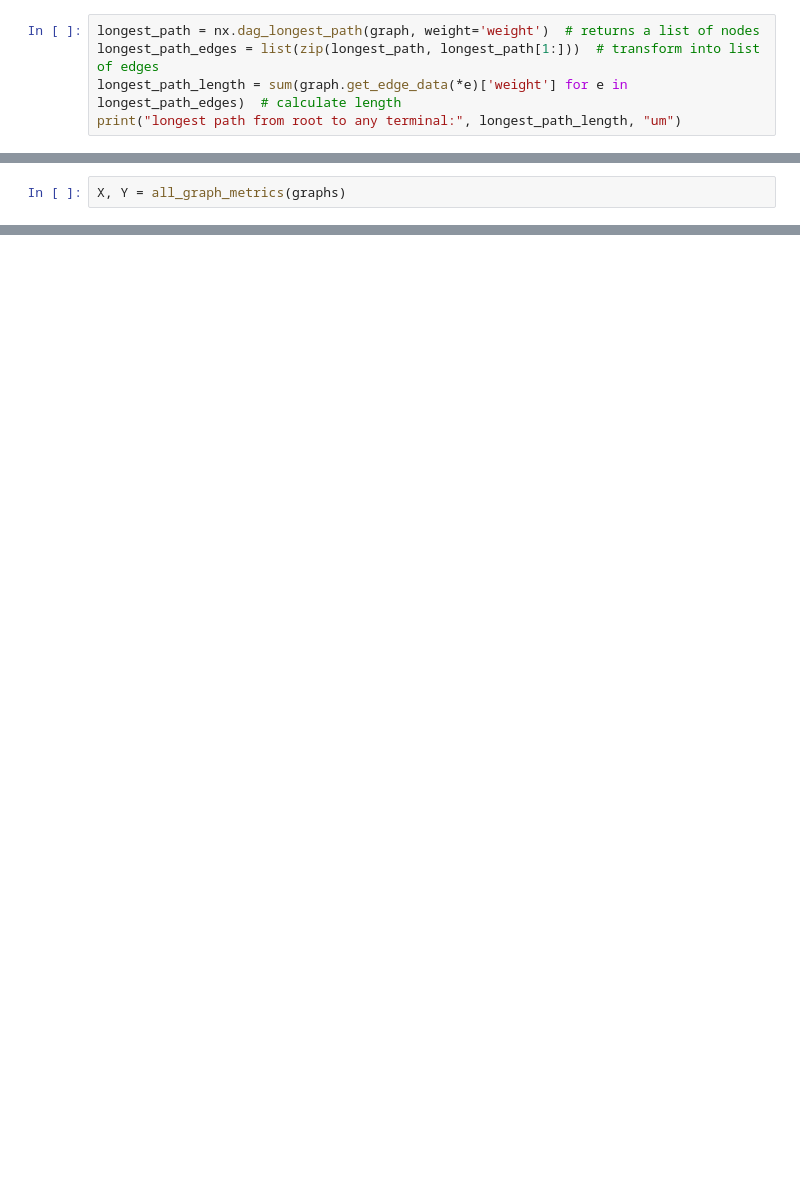
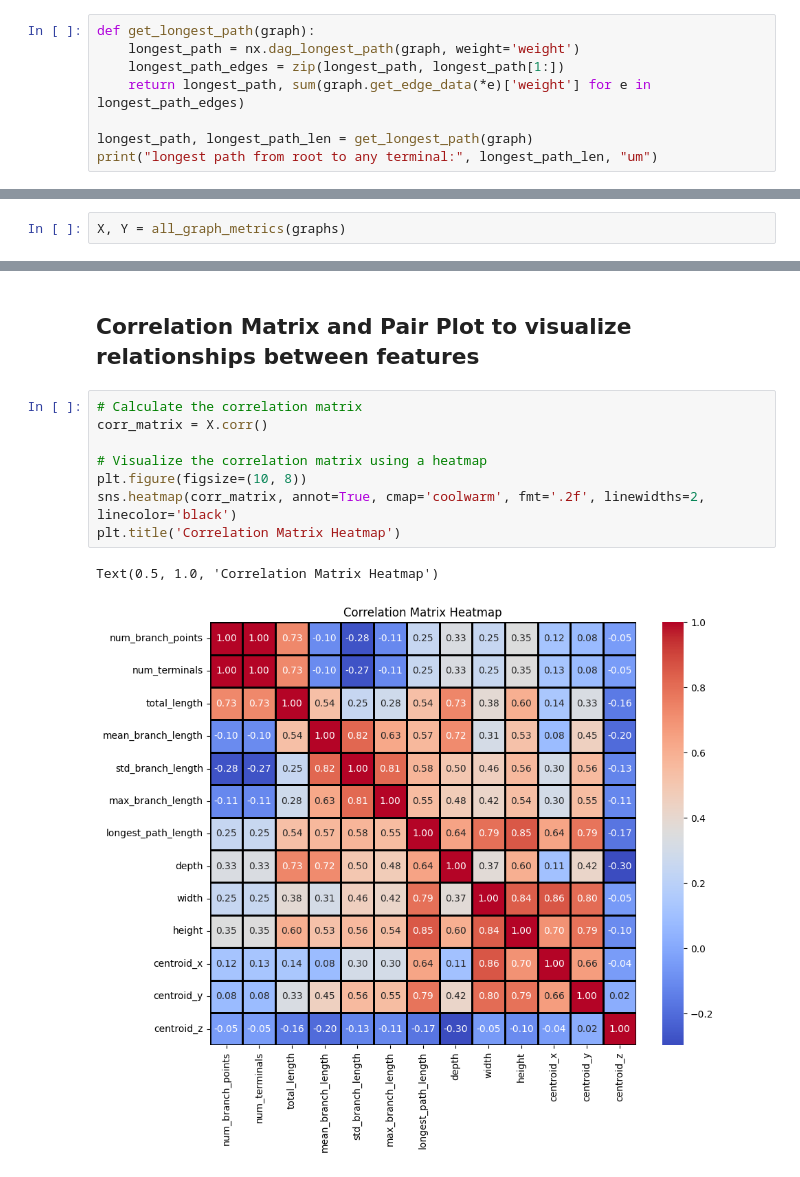
Before and after one commit to AllenNeuralDynamics/CNC-Exaspim-Workshop, a Jupyter notebook: code/networkx.ipynb, the cells around one changed output, grey strips where cells are left out. Drawn from its saved outputs; the diff is of its cells as text; blank space fills up the shorter version.

```diff
--- a/code/networkx.ipynb
+++ b/code/networkx.ipynb
@@ -478,10 +491,13 @@ Let's find the [longest-shortest path](https://en.wikipedia.org/wiki/Longest_pat
 NetworkX has a large suite of functions for computing shortest paths between vertices.
 Since our graph is a DAG (directed acyclic graph, of which a tree is a special case), we can use `nx.dag_longest_path`, which runs in linear time.
 # %%
-longest_path = nx.dag_longest_path(graph, weight='weight')  # returns a list of nodes
-longest_path_edges = list(zip(longest_path, longest_path[1:]))  # transform into list of edges
-longest_path_length = sum(graph.get_edge_data(*e)['weight'] for e in longest_path_edges)  # calculate length
-print("longest path from root to any terminal:", longest_path_length, "um")
+def get_longest_path(graph):
+    longest_path = nx.dag_longest_path(graph, weight='weight')
+    longest_path_edges = zip(longest_path, longest_path[1:])
+    return longest_path, sum(graph.get_edge_data(*e)['weight'] for e in longest_path_edges)
+
+longest_path, longest_path_len = get_longest_path(graph)
+print("longest path from root to any terminal:", longest_path_len, "um")
 # %% [output]
 longest path from root to any terminal: 9771.961532068239 um
 # %%
@@ -744,0 +851,13 @@ print(Y)
+# %% [markdown]
+## Correlation Matrix and Pair Plot to visualize relationships between features
+# %%
+# Calculate the correlation matrix
+corr_matrix = X.corr()
+
+# Visualize the correlation matrix using a heatmap
+plt.figure(figsize=(10, 8))
+sns.heatmap(corr_matrix, annot=True, cmap='coolwarm', fmt='.2f', linewidths=2, linecolor='black')
+plt.title('Correlation Matrix Heatmap')
+# %% [output]
+Text(0.5, 1.0, 'Correlation Matrix Heatmap')
+[figure, added]
```
Also changed, not shown: parts of 39 cells of this notebook, 2 other files.
